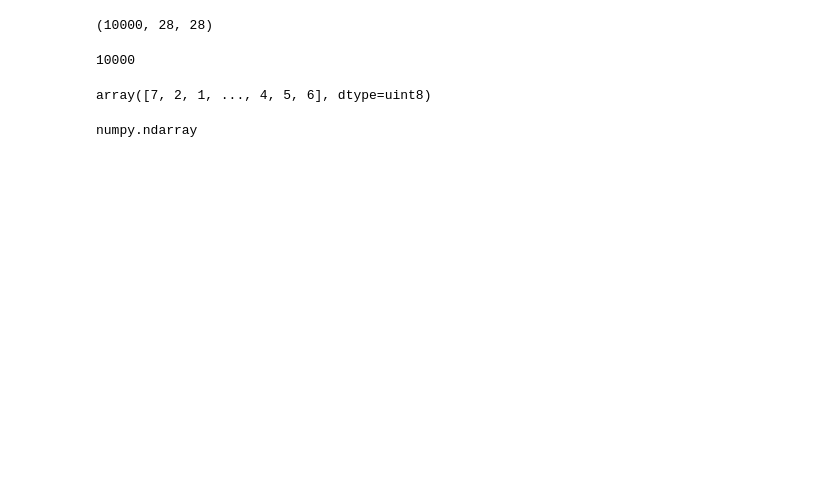
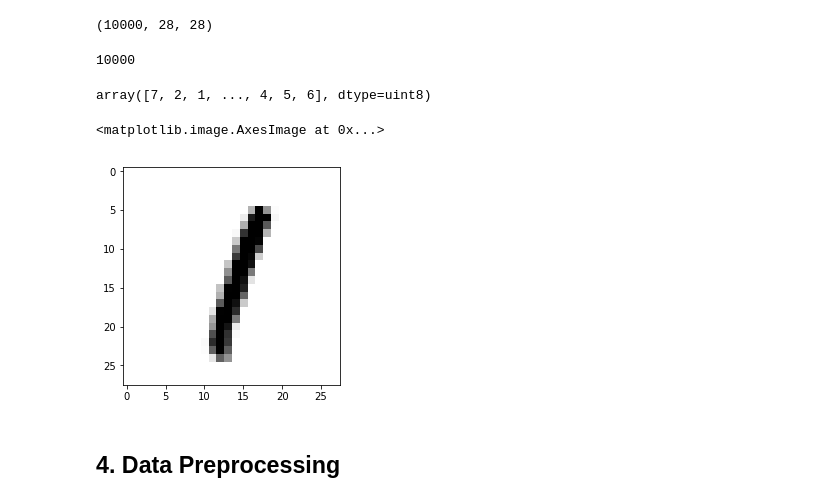
Before and after one commit to sradheya99/DeepLearning-Algorithms, a Jupyter notebook: 1.Multi-Layer-Perceptron/Simple_MLPs.ipynb, the cells around one changed output. Cells and saved outputs as stored; diff of their text form; code cells hidden in the pictures; blank space fills up the shorter version.

```diff
--- a/1.Multi-Layer-Perceptron/Simple_MLPs.ipynb
+++ b/1.Multi-Layer-Perceptron/Simple_MLPs.ipynb
@@ -47,5 +72,8 @@ network.compile(optimizer='rmsprop',
-# %%
-type(train_images)
-# %% [output]
-numpy.ndarray
+# %%
+plt.imshow(test_images[5], cmap = 'binary')
+# %% [output]
+<matplotlib.image.AxesImage at 0x...>
+[figure, added]
+# %% [markdown]
+## 4. Data Preprocessing
 # %%
```
Also changed, not shown: parts of 26 cells of this notebook.
